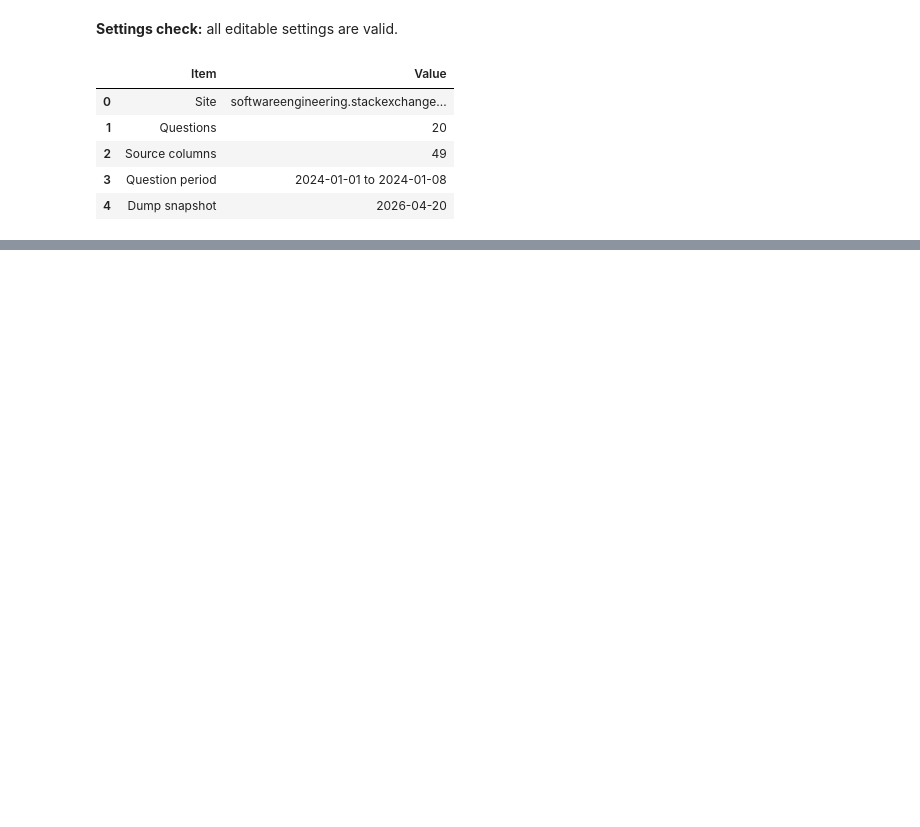
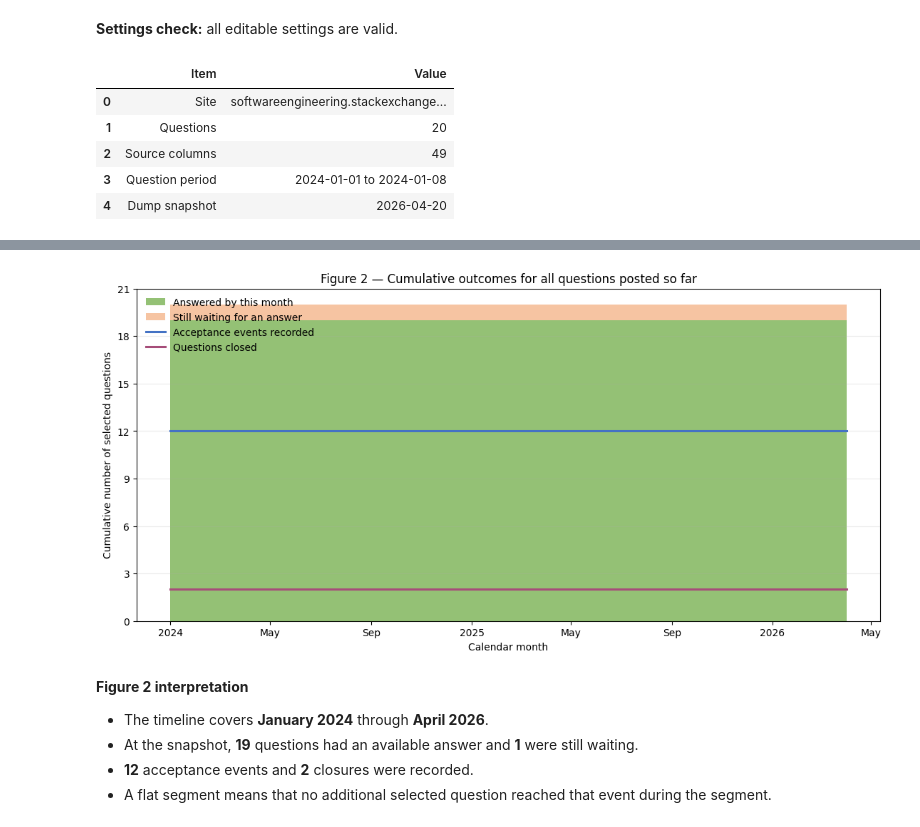
Before and after one commit to thearmankarapetyan/stackexchange-difficulty, a Jupyter notebook: notebooks/stackexchange_eda.ipynb, the cells around one changed output, grey strips where cells are left out. Cells and saved outputs as stored; diff of their text form; code cells hidden in the pictures; blank space fills up the shorter version.

```diff
--- a/notebooks/stackexchange_eda.ipynb
+++ b/notebooks/stackexchange_eda.ipynb
@@ -669,0 +316,50 @@ display(Markdown(
+# %%
+first_month = data["question_creation_datetime"].min().to_period("M").to_timestamp()
+last_month = data["dump_snapshot_date"].max().to_period("M").to_timestamp()
+months = pd.date_range(first_month, last_month, freq="MS")
+
+def cumulative_monthly_count(dates):
+    """Returns cumulative event counts on the shared monthly timeline."""
+    event_months = dates.dropna().dt.to_period("M").dt.to_timestamp()
+    return event_months.value_counts().reindex(months, fill_value=0).cumsum()
+
+posted = cumulative_monthly_count(data["question_creation_datetime"])
+answered = cumulative_monthly_count(data["first_answer_creation_datetime"])
+acceptance_events = cumulative_monthly_count(data["acceptance_date"])
+closed = cumulative_monthly_count(data["closed_datetime"])
+still_waiting = posted - answered
+
+fig, ax = plt.subplots(figsize=(11, 5.4), layout="constrained")
+ax.stackplot(
+    months, answered, still_waiting,
+    labels=["Answered by this month", "Still waiting for an answer"],
+    colors=["#70AD47", "#F4B183"], alpha=0.75,
+)
+ax.plot(months, acceptance_events, color="#4472C4", linewidth=2.2, label="Acceptance events recorded")
+ax.plot(months, closed, color="#A64D79", linewidth=2.2, label="Questions closed")
+ax.set_title("Figure 2 — Cumulative outcomes for all questions posted so far")
+ax.set_xlabel("Calendar month")
+ax.set_ylabel("Cumulative number of selected questions")
+ax.yaxis.set_major_locator(MaxNLocator(integer=True))
+locator = mdates.AutoDateLocator(minticks=4, maxticks=9)
+ax.xaxis.set_major_locator(locator)
+ax.xaxis.set_major_formatter(mdates.ConciseDateFormatter(locator))
+ax.grid(axis="y", alpha=0.25)
+ax.legend(frameon=False, loc="upper left")
+plt.show()
+
+display(Markdown(
+    "**Figure 2 interpretation**  \n"
+    f"- The timeline covers **{first_month:%B %Y}** through **{last_month:%B %Y}**.  \n"
+    f"- At the snapshot, **{int(answered.iloc[-1]):,}** questions had an available answer and **{int(still_waiting.iloc[-1]):,}** were still waiting.  \n"
+    f"- **{int(acceptance_events.iloc[-1]):,}** acceptance events and **{int(closed.iloc[-1]):,}** closures were recorded.  \n"
+    "- A flat segment means that no additional selected question reached that event during the segment."
+))
+figure_status.append({"Figure": "2", "Status": "Produced", "Evidence": f"{len(months)} cumulative calendar months"})
+# %% [output]
+[figure, added]
+**Figure 2 interpretation**
+- The timeline covers **January 2024** through **April 2026**.
+- At the snapshot, **19** questions had an available answer and **1** were still waiting.
+- **12** acceptance events and **2** closures were recorded.
+- A flat segment means that no additional selected question reached that event during the segment.
```
Also changed, not shown: parts of 51 cells of this notebook, 3 other files.
